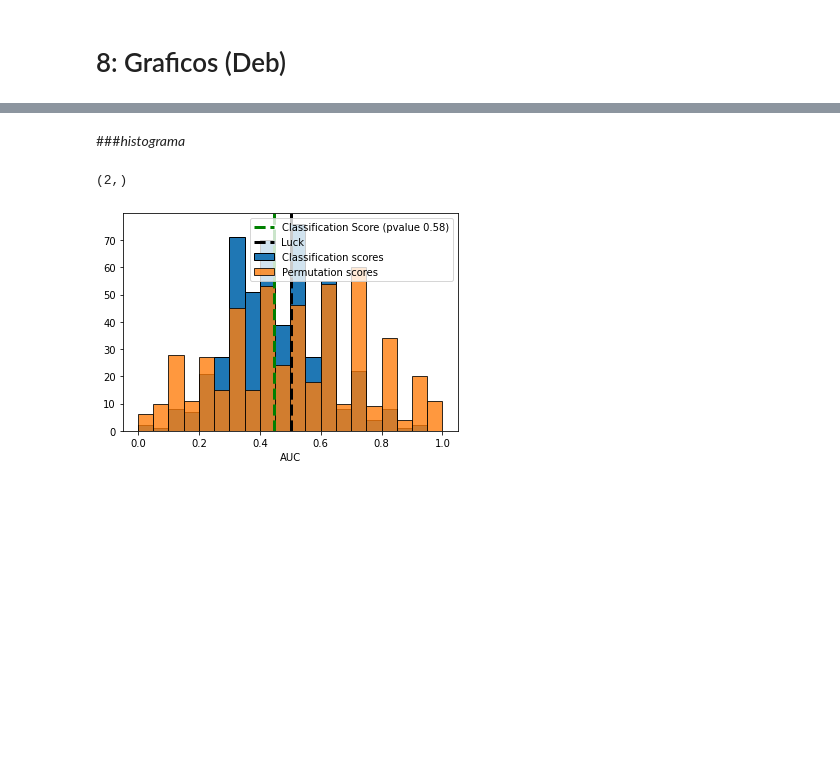
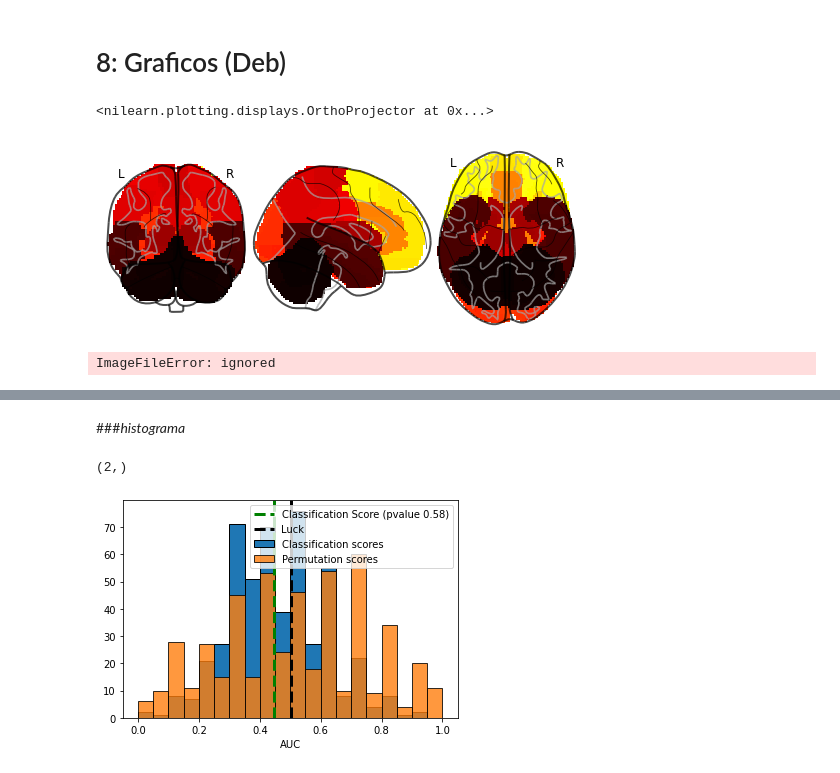
Before and after one commit to deborapcopa/eci2019-nlp, a Jupyter notebook: [editable_DCopa]_Código_005_(features_corregidos).ipynb, the cells around one changed output, grey strips where cells are left out. Saved outputs shown, nothing was run; the diff lists cells and outputs as text; code cells hidden in the pictures; blank space fills up the shorter version.

```diff
--- a/[editable_DCopa]_Código_005_(features_corregidos).ipynb
+++ b/[editable_DCopa]_Código_005_(features_corregidos).ipynb
@@ -561,3 +680,25 @@ contenido = hoja.get_all_values()
 contenido[0][1]
 # %% [markdown]
 # 8: Graficos (Deb)
+# %%
+#https://www.gin.cnrs.fr/en/tools/aal/
+from nilearn import plotting
+from nilearn import datasets
+# AAL 116
+aal = datasets.fetch_atlas_aal(version='SPM12', data_dir=None, url=None, resume=True, verbose=1)
+atlas_img = aal.maps # Descarga y devuelve la plantilla AAL para SPM 12. Este atlas es el resultado de una parcelación anatómica automatizada del volumen T1 de alta resolución de un solo sujeto normalizado espacialmente proporcionado por el Instituto Neurológico de Montreal (MNI) (DL Collins et al., 1998, Trans. Med. Imag. 17, 463- 468, PubMed).
+plotting.plot_glass_brain(atlas_img)#"/content/drive/My Drive/Colab Notebooks/Debora (limipieza)/Codigos Matlab/roi_mnifsl.img")
+# %% [output]
+<nilearn.plotting.displays.OrthoProjector at 0x...>
+[figure, added]
+# %%
+#9.4.10.6. Trazar regiones extraídas para una sola red específica ¶
+# First, we plot a network of index=4 without region extraction (left plot)
+from nilearn import image
+
+img = image.index_img("/content/drive/My Drive/Colab Notebooks/Debora (limipieza)/Codigos Matlab/RSN_full.mat", 4)
+coords = plotting.find_xyz_cut_coords(img)
+display = plotting.plot_stat_map(img, cut_coords=coords, colorbar=False,
+                                 title='Showing one specific network')
+# %% [output]
+ImageFileError: ignored
```
Also changed, not shown: parts of 14 cells of this notebook.
